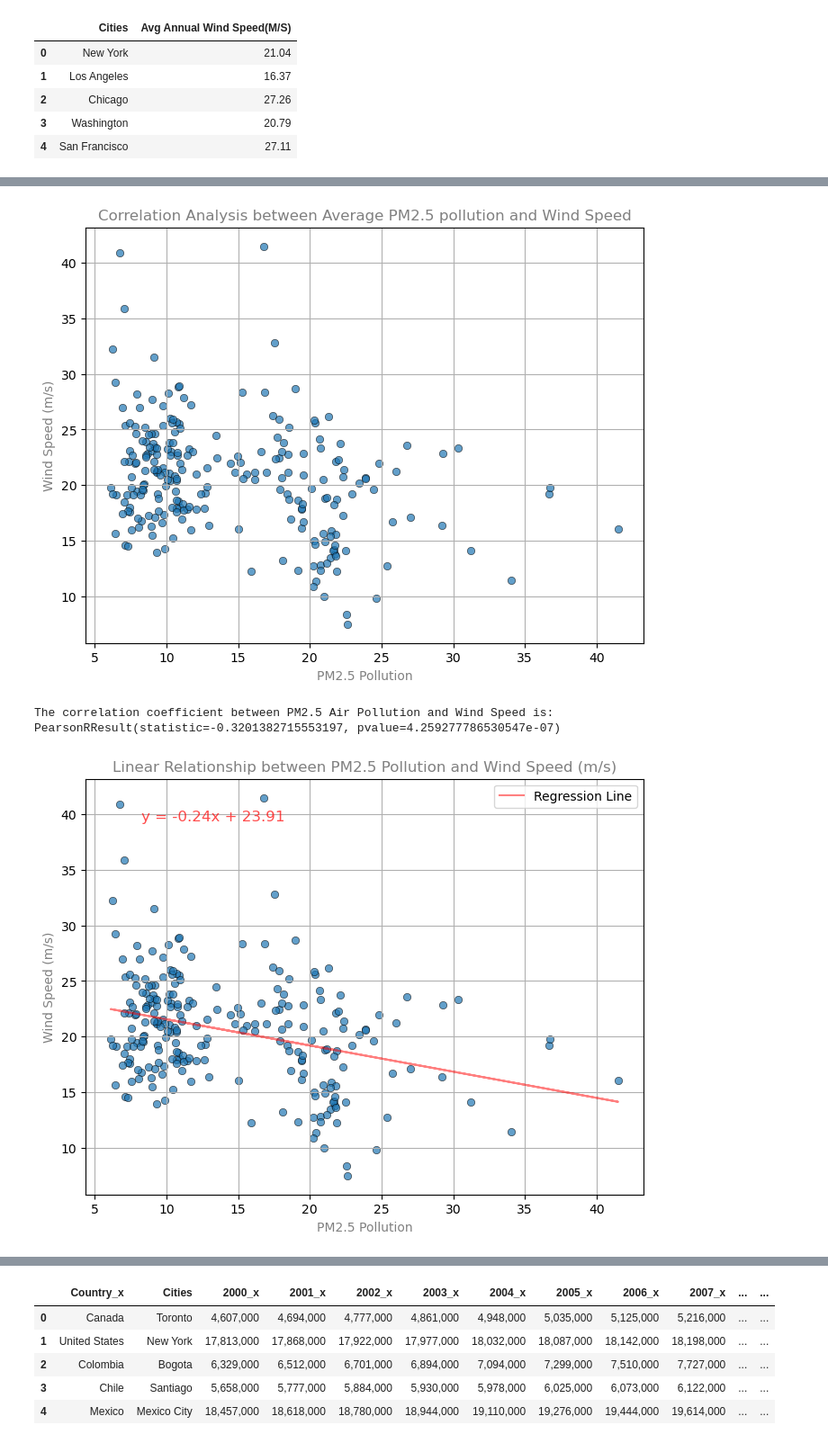
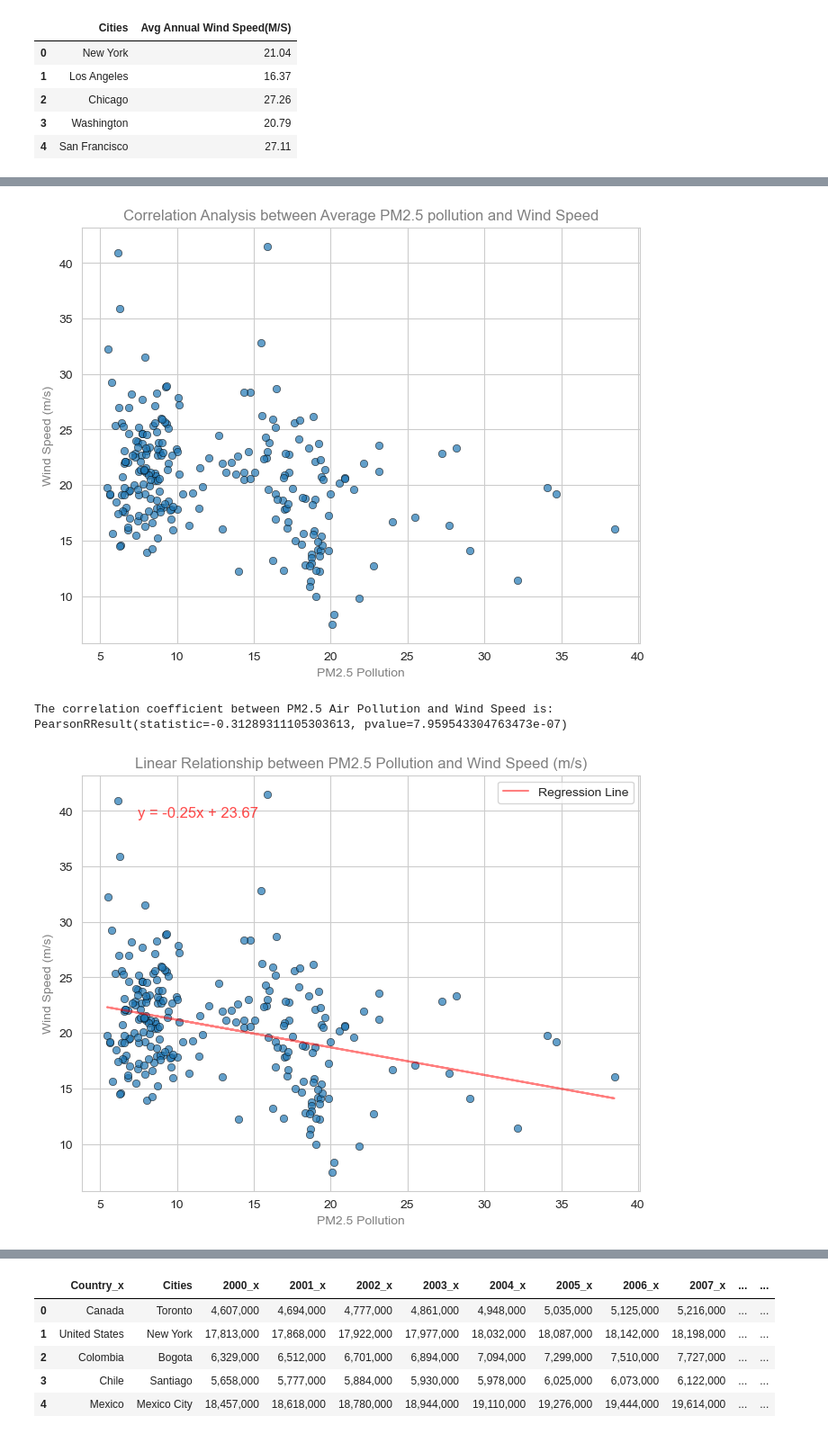
Before and after one commit to DiegoMartorell1620/Project1_Team7, a Jupyter notebook: Project 1 - Team 7.ipynb, the cells around one changed output, grey strips where cells are left out. Shown: that part at 90% size. Saved outputs shown, nothing was run; the diff lists cells and outputs as text; code cells hidden in the pictures.

```diff
--- a/Project 1 - Team 7.ipynb
+++ b/Project 1 - Team 7.ipynb
@@ -2476,7 +2476,7 @@ Southern_hemisphere.to_csv("Resources/Southern_Hemisphere_data.csv",index=False)
 NameError: name 'Southern_hemisphere' is not defined
 # %%
 # Selecting the columns representing pollution data for the years 2000 to 2020
-total_pollution_df = total_pollution_data.loc[:, ["2000", "2001", "2002", "2003", "2004", "2005", "2006", "2007", "2008", "2009", "2010", "2011", "2012", "2013", "2014", "2015", "2016", "2017", "2018", "2019", "2020"]]
+total_pollution_df = total_pollution_data.loc[:, ["2010", "2011", "2012", "2013", "2014", "2015", "2016", "2017", "2018", "2019", "2020"]]
 
 # Displaying the first few rows of the selected pollution data
 total_pollution_df.head()
@@ -2493,10 +2492,10 @@ total_pollution_df.head()
 avg_polution_humidity = total_pollution_df.mean(axis=1)
 
 # Adding the average pollution data for each city to the total pollution data
-total_pollution_data['Avg pollution (2000-2020)'] = avg_polution_humidity
+total_pollution_data['Avg pollution (2010-2020)'] = avg_polution_humidity
 
 # Selecting the 'Cities' and 'Avg pollution (2000-2020)' columns and rounding the values to two decimal places
-avg_polution_by_city = round(pd.DataFrame(total_pollution_data[["Cities", "Avg pollution (2000-2020)"]]), 2)
+avg_polution_by_city = round(pd.DataFrame(total_pollution_data[["Cities", "Avg pollution (2010-2020)"]]), 2)
 
 # Displaying the first few rows of the average pollution data by city
 avg_polution_by_city.head()
@@ -2654,10 +2653,10 @@ merged_pollution_wind_data.head()
 # %%
 # Calculating the correlation coefficient
-correlation_coefficient = pearsonr(merged_pollution_wind_data['Avg pollution (2000-2020)'], merged_pollution_wind_data['Avg Annual Wind Speed(M/S)'])
+correlation_coefficient = pearsonr(merged_pollution_wind_data['Avg pollution (2010-2020)'], merged_pollution_wind_data['Avg Annual Wind Speed(M/S)'])
 
 # Plotting the scatter plot
 plt.figure(figsize=(8, 6))
-sns.scatterplot(data=merged_pollution_wind_data, x='Avg pollution (2000-2020)', y='Avg Annual Wind Speed(M/S)', marker="o", edgecolor="black", alpha=0.7)
+sns.scatterplot(data=merged_pollution_wind_data, x='Avg pollution (2010-2020)', y='Avg Annual Wind Speed(M/S)', marker="o", edgecolor="black", alpha=0.7)
 plt.title('Correlation Analysis between Average PM2.5 pollution and Wind Speed', color = 'gray')
 plt.xlabel('PM2.5 Pollution', color = 'gray')
 plt.ylabel('Wind Speed (m/s)', color = 'gray')
@@ -2673,36 +2672,36 @@ plt.show()
 # Printing the correlation coefficient
 print("The correlation coefficient between PM2.5 Air Pollution and Wind Speed is:", correlation_coefficient)
 # %% [output]
-[figure, old version]
+[figure, new version]
-The correlation coefficient between PM2.5 Air Pollution and Wind Speed is: PearsonRResult(statistic=-0.3201382715553197, pvalue=4.259277786530547e-07)
+The correlation coefficient between PM2.5 Air Pollution and Wind Speed is: PearsonRResult(statistic=-0.31289311105303613, pvalue=7.959543304763473e-07)
 # %%
 # Plotting the scatter plot for Humidity vs. Wind Speed
 plt.figure(figsize=(8, 6))
-sns.scatterplot(data=merged_pollution_wind_data,x='Avg pollution (2000-2020)', y='Avg Annual Wind Speed(M/S)', marker="o", edgecolor="black", alpha=0.7)
+sns.scatterplot(data=merged_pollution_wind_data,x='Avg pollution (2010-2020)', y='Avg Annual Wind Speed(M/S)', marker="o", edgecolor="black", alpha=0.7)
 
 # Calculating the slope and intercept for the regression line
-x_values = merged_pollution_wind_data['Avg pollution (2000-2020)']
+x_values = merged_pollution_wind_data['Avg pollution (2010-2020)']
 y_values = merged_pollution_wind_data['Avg Annual Wind Speed(M/S)']
 slope, intercept = np.polyfit(x_values, y_values, 1)
 
 # Plotting the regression line
 plt.plot(x_values, slope*x_values + intercept, color='red', label='Regression Line', alpha=0.5)
 
 # Annotating the equation of the regression line on the plot
 line_eq = "y = " + str(round(slope, 2)) + "x + " + str(round(intercept, 2))
 plt.annotate(line_eq, (0.1, 0.9), xycoords='axes fraction', fontsize=12, color='red', alpha=0.7)
 
 # Adding title and labels
 plt.title('Linear Relationship between PM2.5 Pollution and Wind Speed (m/s)', color='grey')
 plt.xlabel('PM2.5 Pollution', color='grey')
 plt.ylabel('Wind Speed (m/s)', color='grey')
 plt.legend()
 plt.grid(True)
 
 # Save the figure
 plt.savefig("Resources/Fig2.png")
 plt.show()
 # %% [output]
-[figure, old version]
+[figure, new version]
 # %%
 # Add a constant term to the independent variable (humidity)
```
Also changed, not shown: parts of 5 cells of this notebook.
